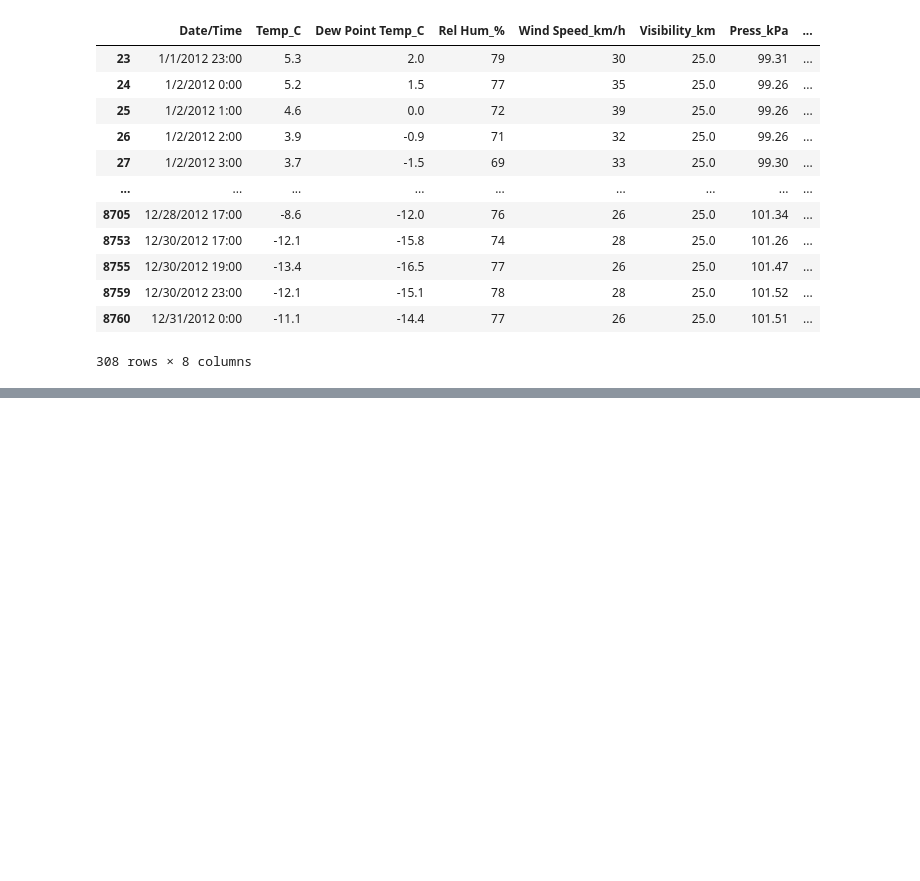
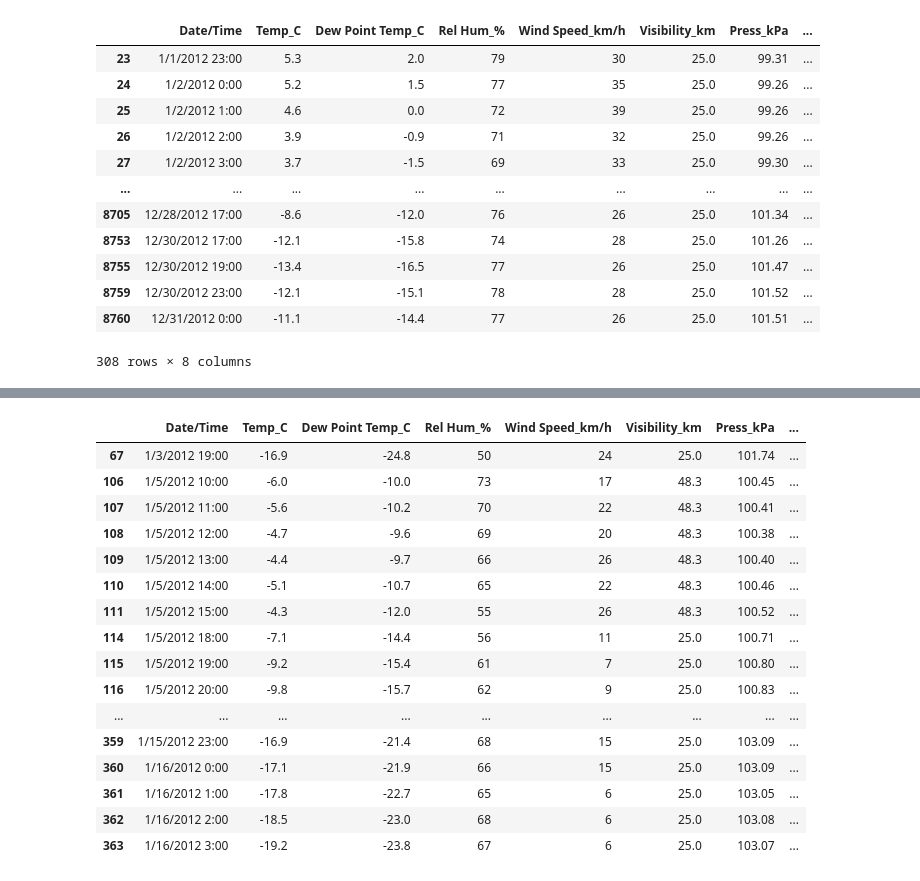
Before and after one commit to Festuskipkoech/Festus_data-science, a Jupyter notebook: WeatherDataAnalysis.ipynb, the cells around one changed output, grey strips where cells are left out. Drawn from its saved outputs; the diff is of its cells as text; code cells hidden in the pictures; blank space fills up the shorter version.

```diff
--- a/WeatherDataAnalysis.ipynb
+++ b/WeatherDataAnalysis.ipynb
@@ -411,0 +472,21 @@ data.groupby('Weather condition').mean(numeric_only=True)
+# %%
+# instances when weather is clear or visibility   is above 40
+data[(data['Weather condition'] == 'Clear') | (data['Visibility_km'] > 40)].head(40)
+# %% [output]
+|  | Date/Time | Temp_C | Dew Point Temp_C | Rel Hum_% | Wind Speed_km/h | Visibility_km | Press_kPa | ... |
+| 67 | 1/3/2012 19:00 | -16.9 | -24.8 | 50 | 24 | 25.0 | 101.74 | ... |
+| 106 | 1/5/2012 10:00 | -6.0 | -10.0 | 73 | 17 | 48.3 | 100.45 | ... |
+| 107 | 1/5/2012 11:00 | -5.6 | -10.2 | 70 | 22 | 48.3 | 100.41 | ... |
+| 108 | 1/5/2012 12:00 | -4.7 | -9.6 | 69 | 20 | 48.3 | 100.38 | ... |
+| 109 | 1/5/2012 13:00 | -4.4 | -9.7 | 66 | 26 | 48.3 | 100.40 | ... |
+| 110 | 1/5/2012 14:00 | -5.1 | -10.7 | 65 | 22 | 48.3 | 100.46 | ... |
+| 111 | 1/5/2012 15:00 | -4.3 | -12.0 | 55 | 26 | 48.3 | 100.52 | ... |
+| 114 | 1/5/2012 18:00 | -7.1 | -14.4 | 56 | 11 | 25.0 | 100.71 | ... |
+| 115 | 1/5/2012 19:00 | -9.2 | -15.4 | 61 | 7 | 25.0 | 100.80 | ... |
+| 116 | 1/5/2012 20:00 | -9.8 | -15.7 | 62 | 9 | 25.0 | 100.83 | ... |
+| ... | ... | ... | ... | ... | ... | ... | ... | ... |
+| 359 | 1/15/2012 23:00 | -16.9 | -21.4 | 68 | 15 | 25.0 | 103.09 | ... |
+| 360 | 1/16/2012 0:00 | -17.1 | -21.9 | 66 | 15 | 25.0 | 103.09 | ... |
+| 361 | 1/16/2012 1:00 | -17.8 | -22.7 | 65 | 6 | 25.0 | 103.05 | ... |
+| 362 | 1/16/2012 2:00 | -18.5 | -23.0 | 68 | 6 | 25.0 | 103.08 | ... |
+| 363 | 1/16/2012 3:00 | -19.2 | -23.8 | 67 | 6 | 25.0 | 103.07 | ... |
```
Also changed, not shown: parts of 3 cells of this notebook.
